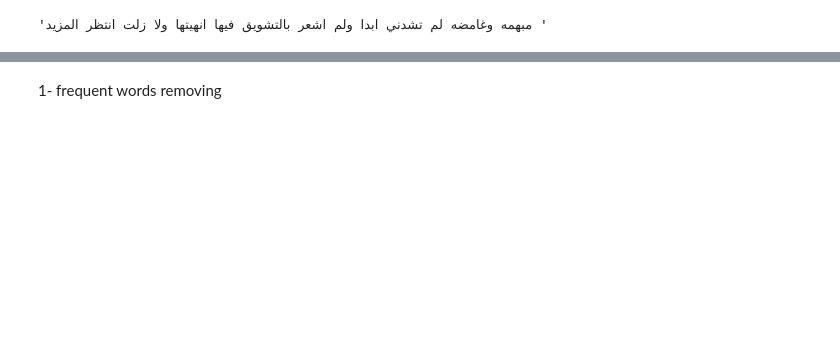
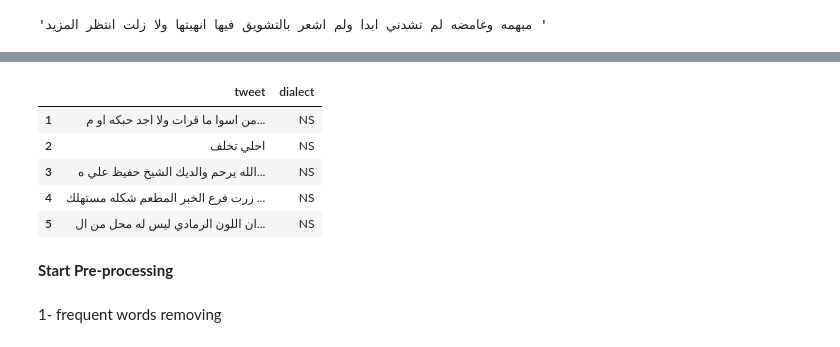
Before and after one commit to khawla-T/NeuralNetwork, a Jupyter notebook: sudidialect.ipynb, the cells around one changed output, grey strips where cells are left out. Saved outputs shown, nothing was run; the diff lists cells and outputs as text; code cells hidden in the pictures; blank space fills up the shorter version.

```diff
--- a/sudidialect.ipynb
+++ b/sudidialect.ipynb
@@ -94,0 +78,13 @@ train_dataset_tu
+# %%
+train_d_negative = pd.DataFrame(dd, columns=[ 'tweet'])
+# %%
+train_d_negative['dialect']='NS'
+# %%
+train_d_negative.head(5)
+# %% [output]
+|  | tweet | dialect |
+| 1 | من اسوا ما قرات ولا اجد حبكه او م... | NS |
+| 2 | احلي تخلف | NS |
+| 3 | الله يرحم والديك الشيخ حفيظ علي ه... | NS |
+| 4 | زرت فرع الخبر المطعم شكله مستهلك ... | NS |
+| 5 | ان اللون الرمادي ليس له محل من ال... | NS |
@@ -94,0 +95,2 @@ train_dataset_tu
+# %% [markdown]
+**Start Pre-processing**
```
Also changed, not shown: parts of 74 cells of this notebook.
